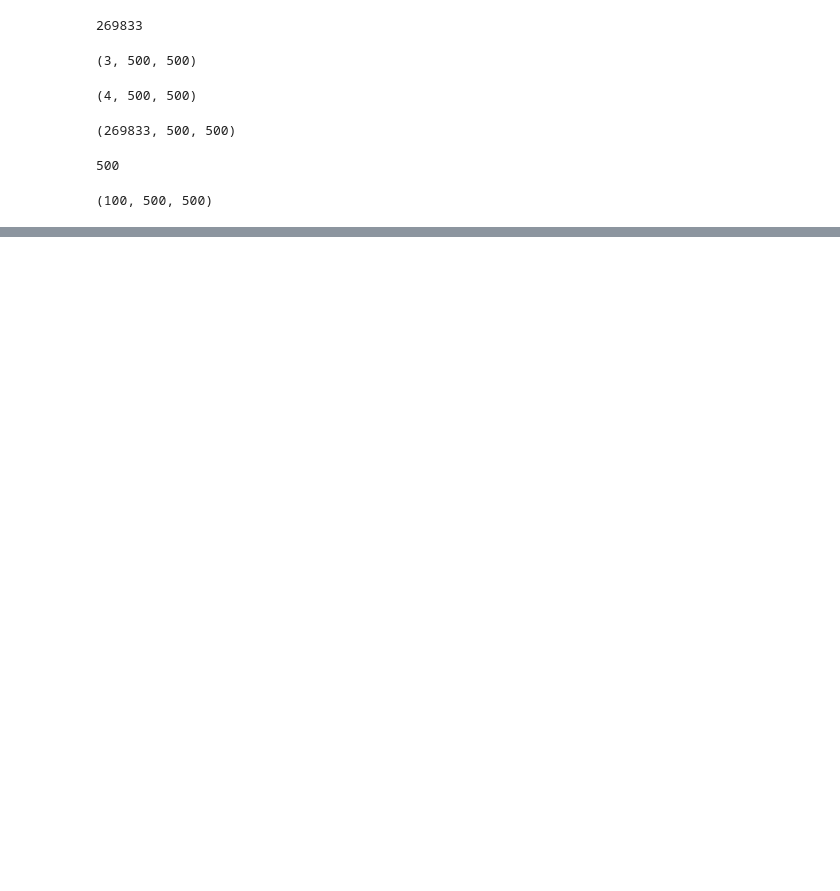
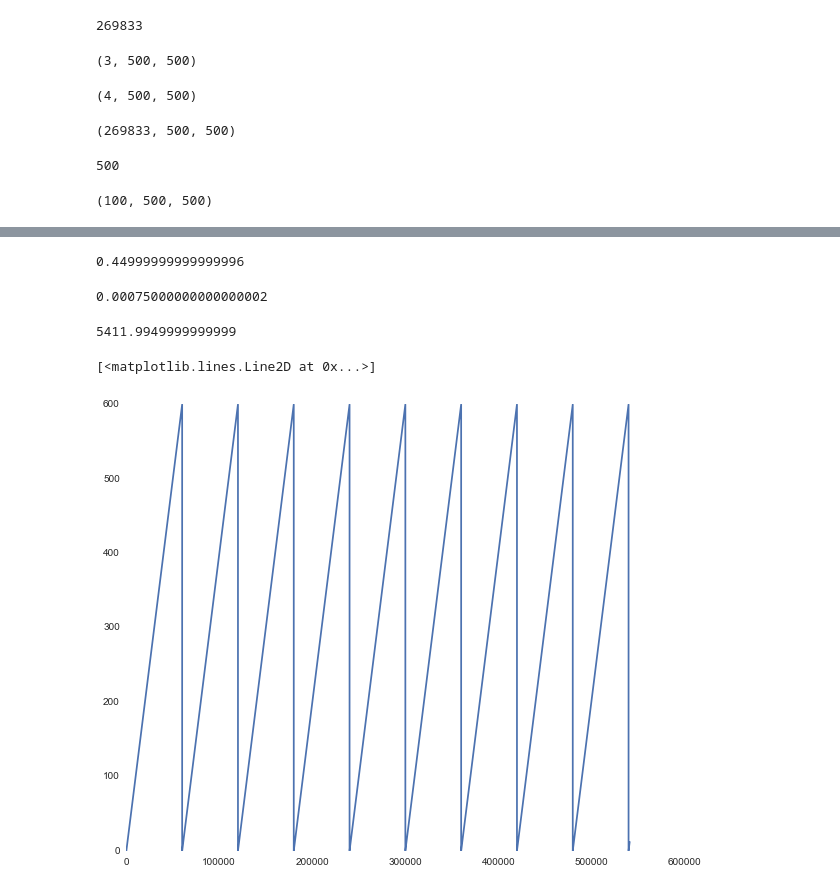
Before and after one commit to lmcintosh/natural-scenes, a Jupyter notebook: Save Natural Scenes Experiment.ipynb, the cells around one changed output, grey strips where cells are left out. Cells and saved outputs as stored; diff of their text form; code cells hidden in the pictures; blank space fills up the shorter version.

```diff
--- a/Save Natural Scenes Experiment.ipynb
+++ b/Save Natural Scenes Experiment.ipynb
@@ -185,0 +276,17 @@ natural_stimuli[:100].shape
+# %%
+tax[4] % 60*10
+# %% [output]
+0.44999999999999996
+# %%
+tax[4]/60.
+# %% [output]
+0.00075000000000000002
+# %%
+np.max(tax)
+# %% [output]
+5411.9949999999999
+# %%
+plt.plot(tax % (60*10))
+# %% [output]
+[<matplotlib.lines.Line2D at 0x...>]
+[figure, added]
```
Also changed, not shown: parts of 19 cells of this notebook.
